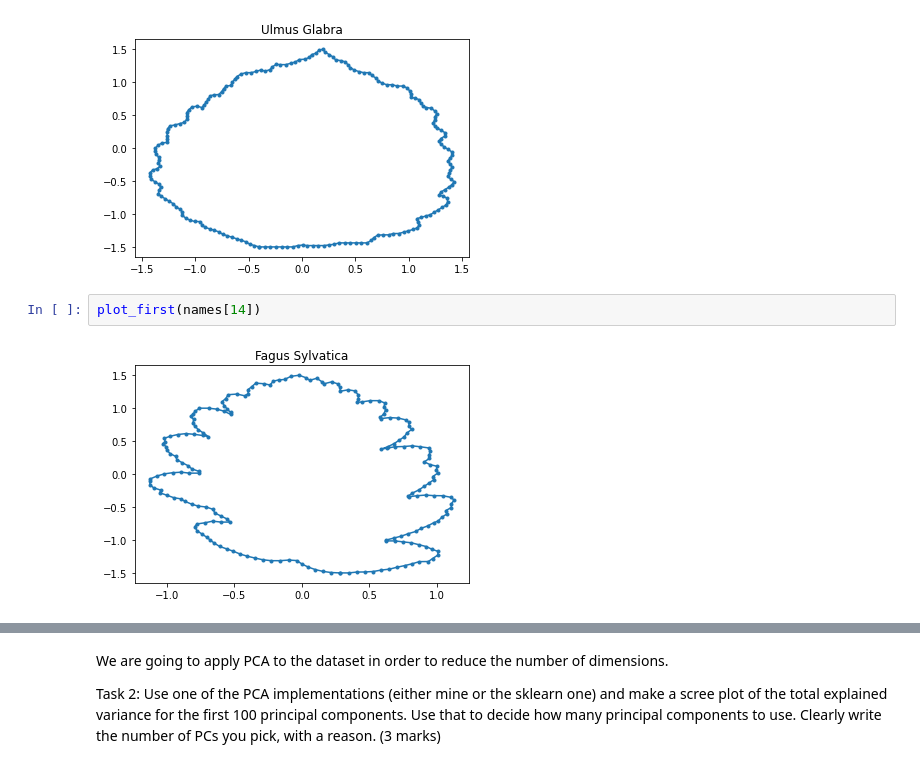
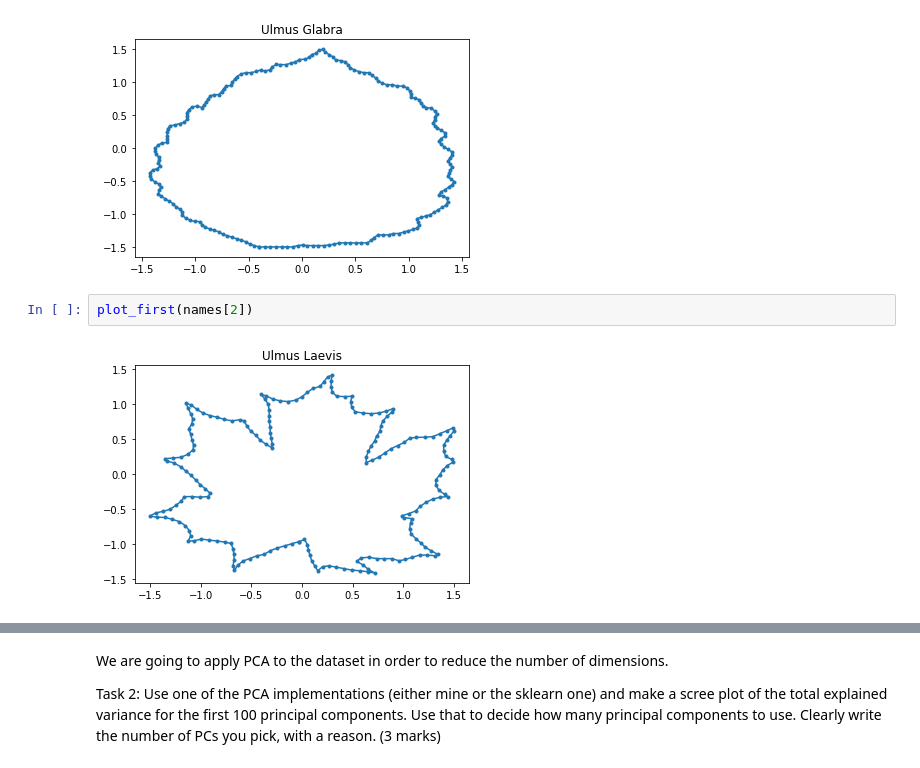
Before and after one commit to jaydenhooper/Leaves-PCA, a Jupyter notebook: Assignment4.ipynb, the cells around one changed output, grey strips where cells are left out. Drawn from its saved outputs; the diff is of its cells as text.

```diff
--- a/Assignment4.ipynb
+++ b/Assignment4.ipynb
@@ -112,6 +110,6 @@ plot_first("Ulmus Glabra")
 # %% [output]
 [figure]
 # %%
-plot_first(names[14])
+plot_first(names[2])
 # %% [output]
-[figure, old version]
+[figure, new version]
```
Also changed, not shown: parts of 18 cells of this notebook.
